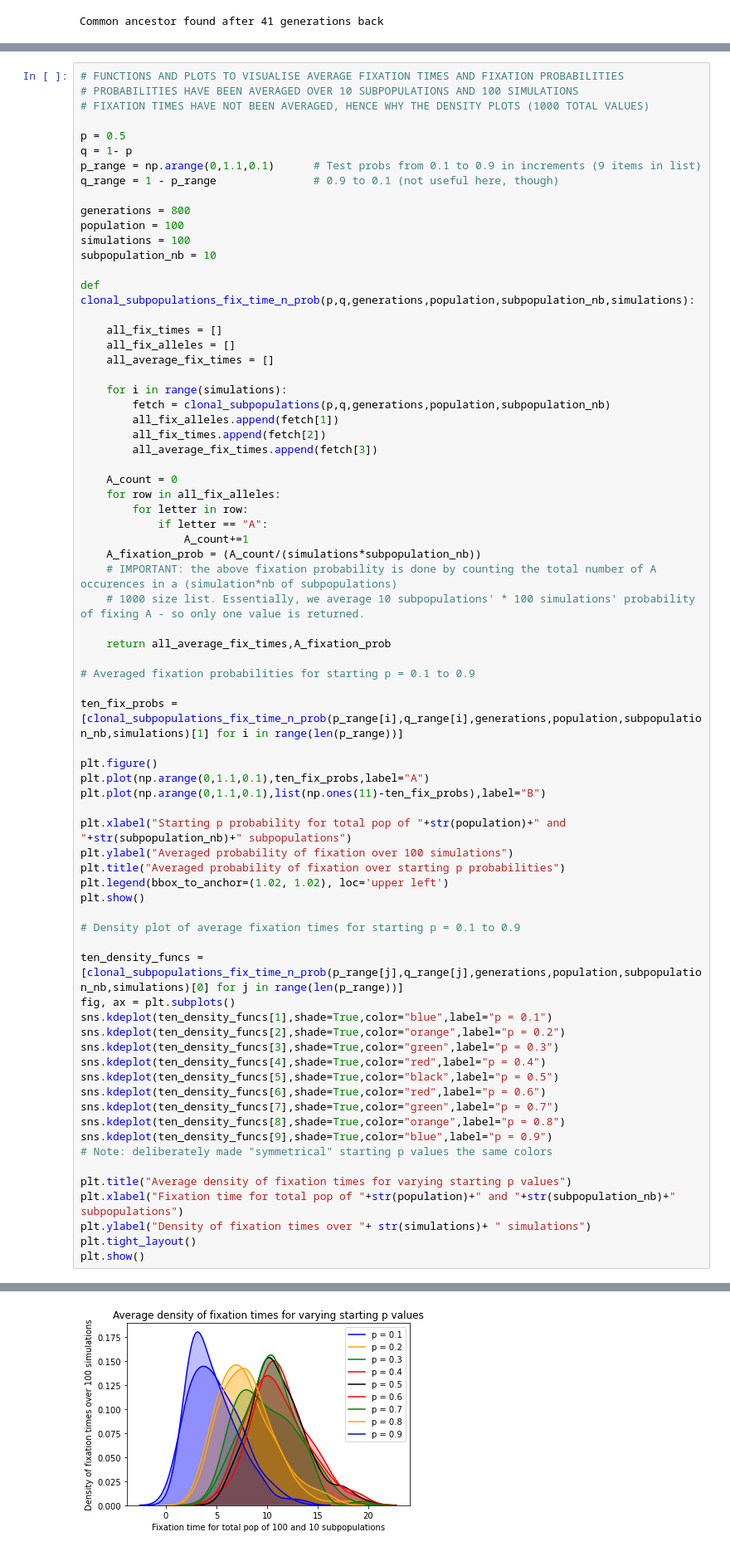
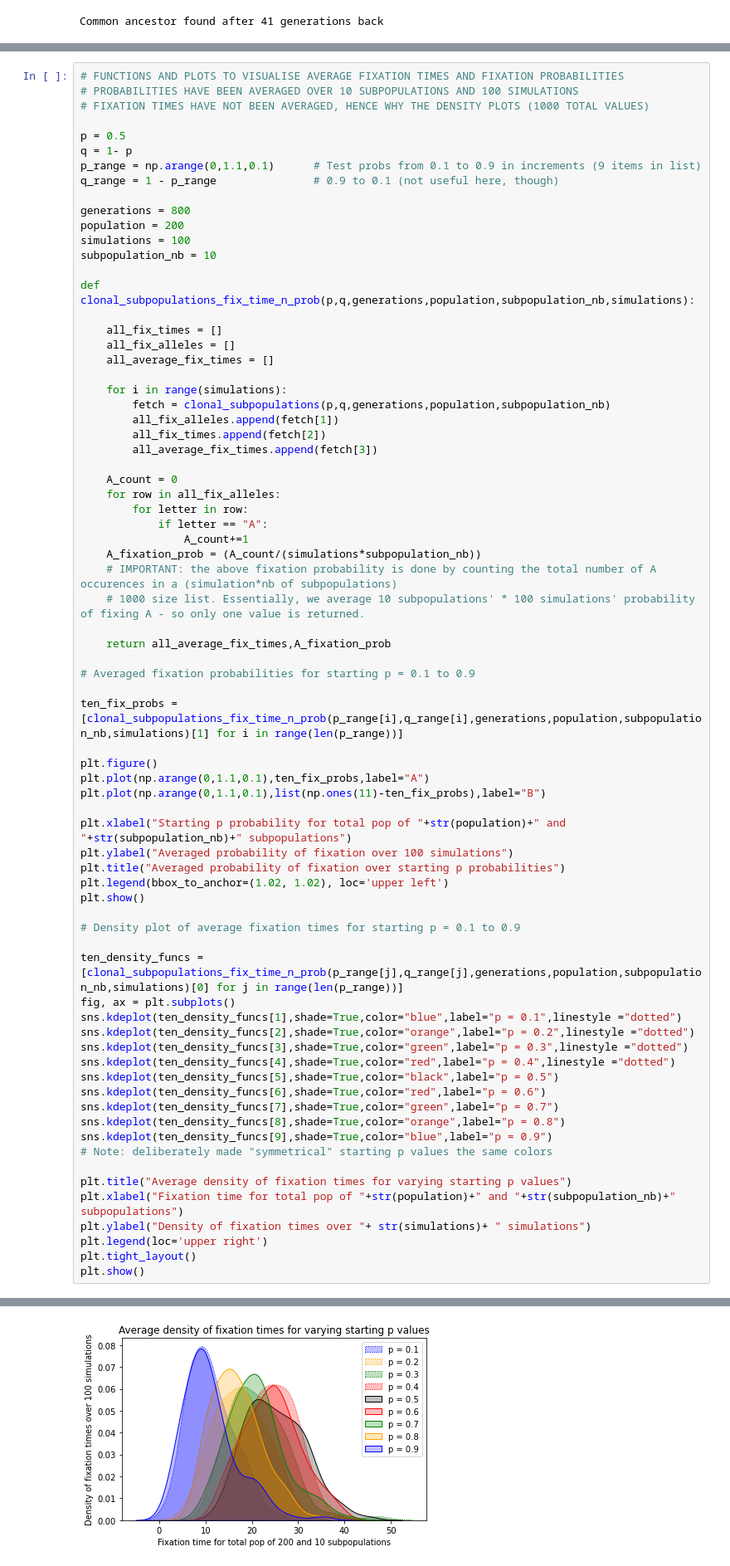
Before and after one commit to yann-zhong/GPOP-Project-YZ, a Jupyter notebook: Project_Yann_Zhong.ipynb, the cells around one changed output, grey strips where cells are left out. Shown at 83% size. Drawn from its saved outputs; the diff is of its cells as text.

```diff
--- a/Project_Yann_Zhong.ipynb
+++ b/Project_Yann_Zhong.ipynb
@@ -526,7 +546,7 @@ p_range = np.arange(0,1.1,0.1)      # Test probs from 0.1 to 0.9 in increments (
 q_range = 1 - p_range               # 0.9 to 0.1 (not useful here, though)
 
 generations = 800
-population = 100
+population = 200
 simulations = 100
 subpopulation_nb = 10
 
@@ -571,10 +591,10 @@ plt.show()
 
 ten_density_funcs = [clonal_subpopulations_fix_time_n_prob(p_range[j],q_range[j],generations,population,subpopulation_nb,simulations)[0] for j in range(len(p_range))]
 fig, ax = plt.subplots()
-sns.kdeplot(ten_density_funcs[1],shade=True,color="blue",label="p = 0.1")
-sns.kdeplot(ten_density_funcs[2],shade=True,color="orange",label="p = 0.2")
-sns.kdeplot(ten_density_funcs[3],shade=True,color="green",label="p = 0.3")
-sns.kdeplot(ten_density_funcs[4],shade=True,color="red",label="p = 0.4")
+sns.kdeplot(ten_density_funcs[1],shade=True,color="blue",label="p = 0.1",linestyle ="dotted")
+sns.kdeplot(ten_density_funcs[2],shade=True,color="orange",label="p = 0.2",linestyle ="dotted")
+sns.kdeplot(ten_density_funcs[3],shade=True,color="green",label="p = 0.3",linestyle ="dotted")
+sns.kdeplot(ten_density_funcs[4],shade=True,color="red",label="p = 0.4",linestyle ="dotted")
 sns.kdeplot(ten_density_funcs[5],shade=True,color="black",label="p = 0.5")
 sns.kdeplot(ten_density_funcs[6],shade=True,color="red",label="p = 0.6")
 sns.kdeplot(ten_density_funcs[7],shade=True,color="green",label="p = 0.7")
@@ -585,6 +605,7 @@ sns.kdeplot(ten_density_funcs[9],shade=True,color="blue",label="p = 0.9")
 plt.title("Average density of fixation times for varying starting p values")
 plt.xlabel("Fixation time for total pop of "+str(population)+" and "+str(subpopulation_nb)+" subpopulations")
 plt.ylabel("Density of fixation times over "+ str(simulations)+ " simulations")
+plt.legend(loc='upper right')
 plt.tight_layout()
 plt.show()
 # %% [output]
@@ -592,4 +613,4 @@ plt.show()
-[figure, old version]
+[figure, new version]
 # %% [markdown]
 ### **7) Migration**
 Use the population of Task 6, but introduce a migration of a fraction m = 0.1 of each
```
Also changed, not shown: parts of 8 cells of this notebook, 1 other file.
